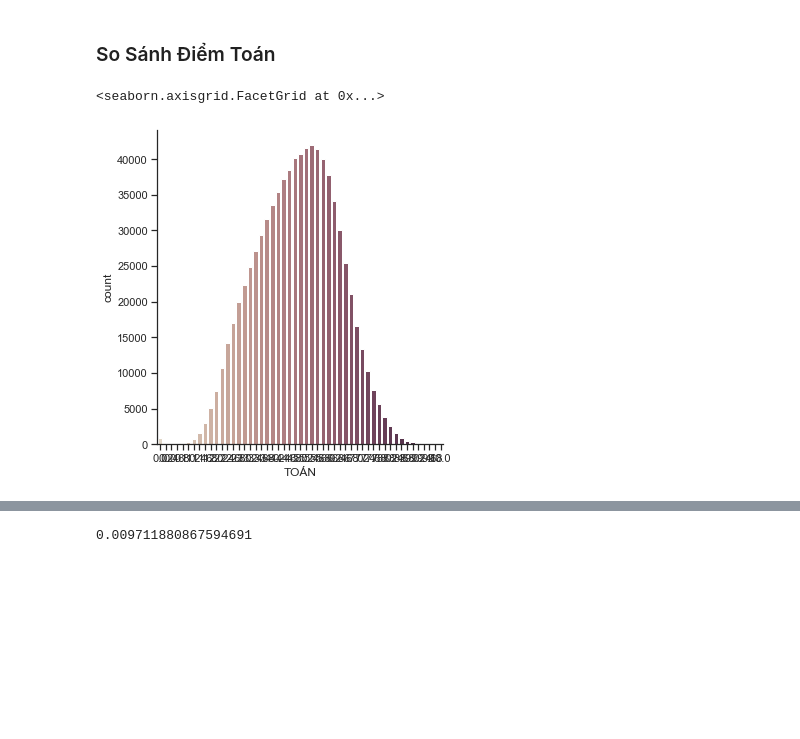
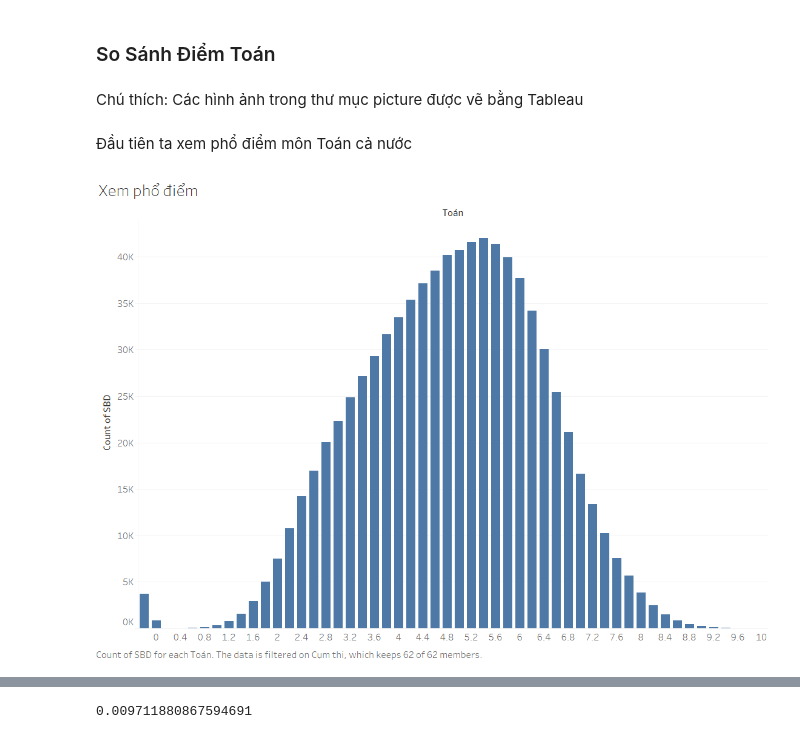
Before and after one commit to nguyenkhangme/project-visualization-cheating-score, a Jupyter notebook: Main.ipynb, the cells around one changed output, grey strips where cells are left out. Saved outputs shown, nothing was run; the diff lists cells and outputs as text; code cells hidden in the pictures; blank space fills up the shorter version.

Commit message:
add plot and comment

```diff
--- a/Main.ipynb
+++ b/Main.ipynb
@@ -193,8 +194,11 @@ của cụm thi nghi ngờ với:
 2. Hai cụm có số lượng thí sinh cao nhất: Hà Nội và TP Hồ Chí Minh
 # %% [markdown]
 ### So Sánh Điểm Toán
-# %%
-sns.catplot(x="TOÁN", kind="count", palette="ch:.25", data=df)
-# %% [output]
-<seaborn.axisgrid.FacetGrid at 0x...>
-[figure, removed]
+# %% [markdown]
+Chú thích: Các hình ảnh trong thư mục picture được vẽ bằng Tableau
+# %% [markdown]
+Đầu tiên ta xem phổ điểm môn Toán cả nước
+# %%
+Image(filename='picture/Phổ điểm môn toán cả nước.png')
+# %% [output]
+[figure, added]
```
Also changed, not shown: parts of 23 cells of this notebook, 10 other files.
